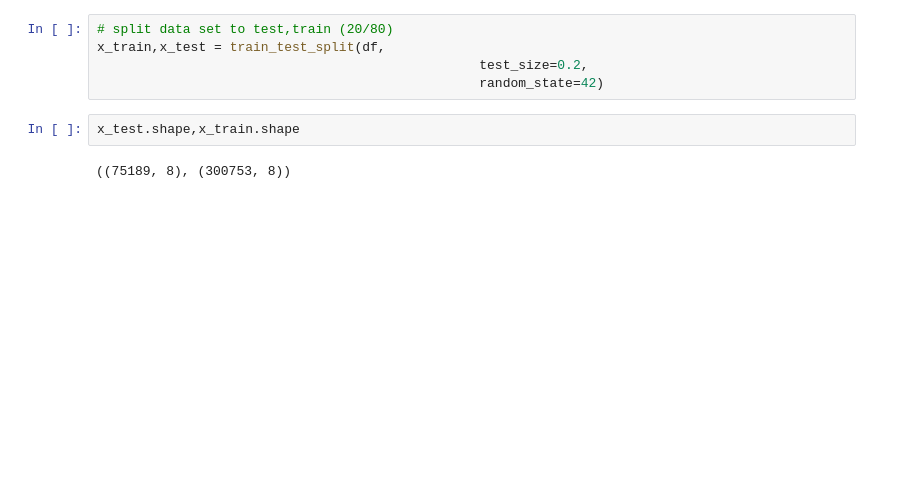
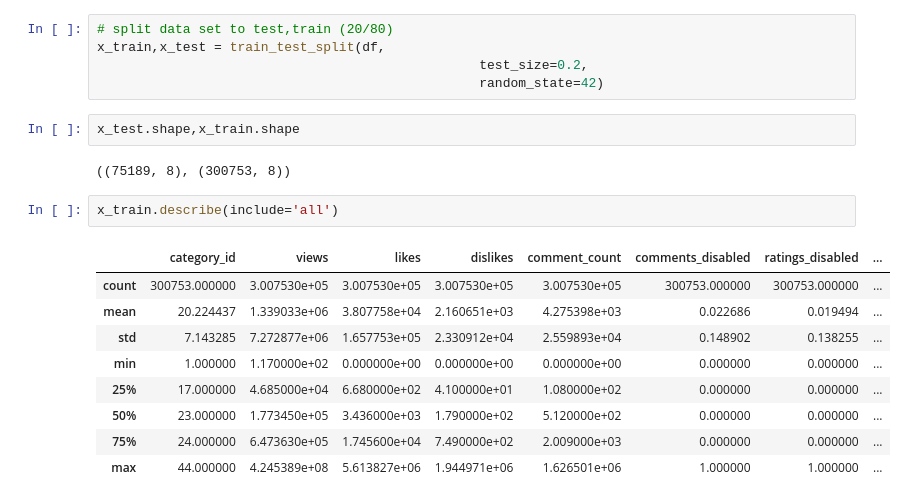
Before and after one commit to ashen007/youtube_trending, a Jupyter notebook: trending.ipynb, the cells around one changed output. Saved outputs shown, nothing was run; the diff lists cells and outputs as text; blank space fills up the shorter version.

```diff
--- a/trending.ipynb
+++ b/trending.ipynb
@@ -94,3 +109,15 @@ x_train,x_test = train_test_split(df,
 x_test.shape,x_train.shape
 # %% [output]
 ((75189, 8), (300753, 8))
+# %%
+x_train.describe(include='all')
+# %% [output]
+|  | category_id | views | likes | dislikes | comment_count | comments_disabled | ratings_disabled | ... |
+| count | 300753.000000 | 3.007530e+05 | 3.007530e+05 | 3.007530e+05 | 3.007530e+05 | 300753.000000 | 300753.000000 | ... |
+| mean | 20.224437 | 1.339033e+06 | 3.807758e+04 | 2.160651e+03 | 4.275398e+03 | 0.022686 | 0.019494 | ... |
+| std | 7.143285 | 7.272877e+06 | 1.657753e+05 | 2.330912e+04 | 2.559893e+04 | 0.148902 | 0.138255 | ... |
+| min | 1.000000 | 1.170000e+02 | 0.000000e+00 | 0.000000e+00 | 0.000000e+00 | 0.000000 | 0.000000 | ... |
+| 25% | 17.000000 | 4.685000e+04 | 6.680000e+02 | 4.100000e+01 | 1.080000e+02 | 0.000000 | 0.000000 | ... |
+| 50% | 23.000000 | 1.773450e+05 | 3.436000e+03 | 1.790000e+02 | 5.120000e+02 | 0.000000 | 0.000000 | ... |
+| 75% | 24.000000 | 6.473630e+05 | 1.745600e+04 | 7.490000e+02 | 2.009000e+03 | 0.000000 | 0.000000 | ... |
+| max | 44.000000 | 4.245389e+08 | 5.613827e+06 | 1.944971e+06 | 1.626501e+06 | 1.000000 | 1.000000 | ... |
```
Also changed, not shown: parts of 6 cells of this notebook.
